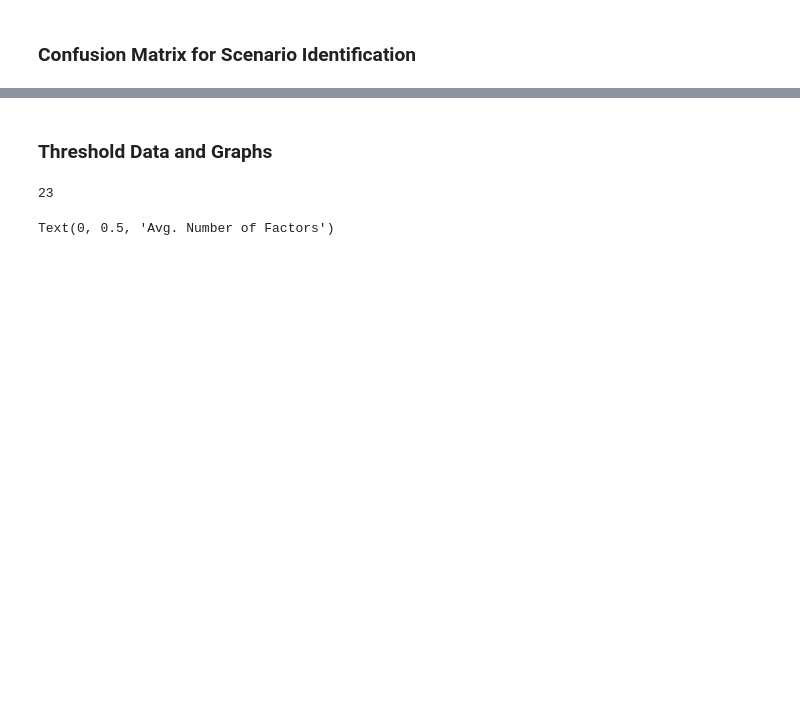
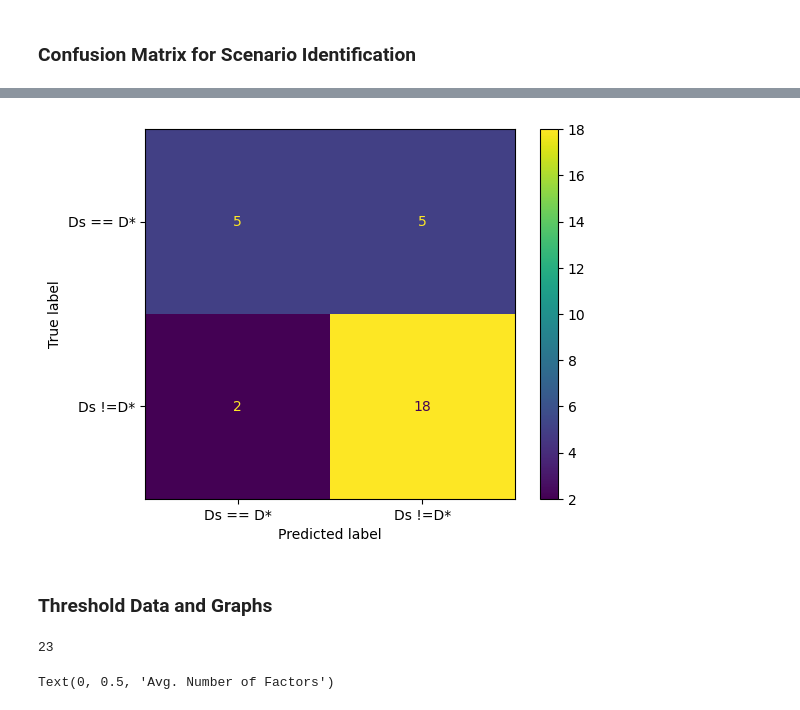
Before and after one commit to Ethan-Schneider/analysis_code, a Jupyter notebook: analysis.ipynb, the cells around one changed output, grey strips where cells are left out. Saved outputs shown, nothing was run; the diff lists cells and outputs as text; code cells hidden in the pictures; blank space fills up the shorter version.

```diff
--- a/analysis.ipynb
+++ b/analysis.ipynb
@@ -683,3 +753,10 @@ plt.show()
+# %%
+disp = ConfusionMatrixDisplay(confusion_matrix=np.reshape(our_data, (2, 2)), display_labels=["Ds == D*", "Ds !=D*"])
+
+disp.plot()
+plt.show()
+# %% [output]
+[figure, added]
 # %% [markdown]
 ### Threshold Data and Graphs
 # %%
```
Also changed, not shown: parts of 12 cells of this notebook, 1 other file.
